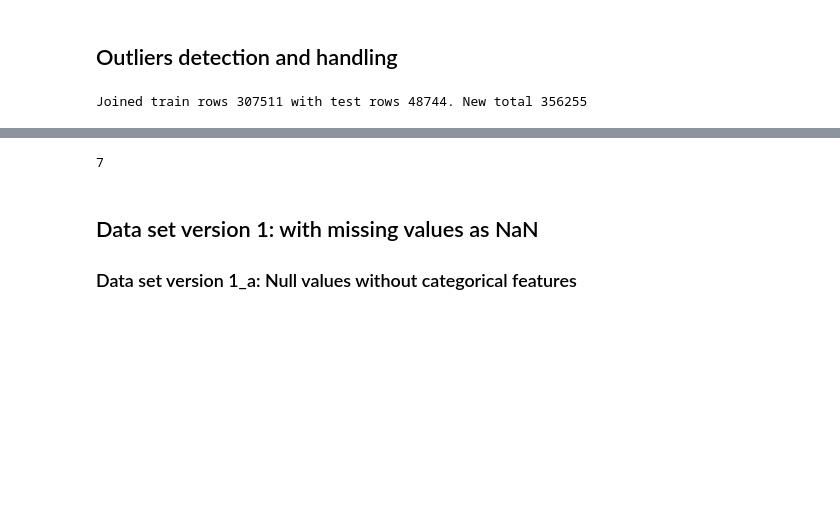
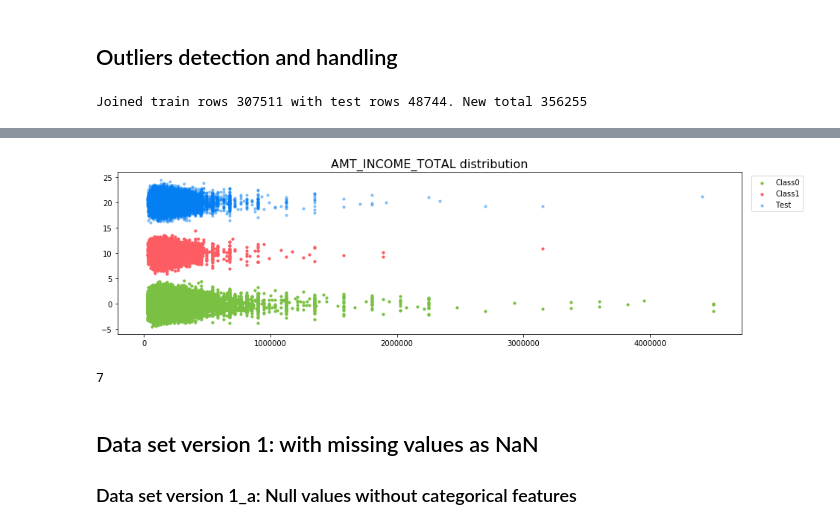
Before and after one commit to MOWaqar/MSc-Project, a Jupyter notebook: JupyterNotebooks/EDA and Data Extraction.ipynb, the cells around one changed output, grey strips where cells are left out. Cells and saved outputs as stored; diff of their text form; code cells hidden in the pictures; blank space fills up the shorter version.

```diff
--- a/JupyterNotebooks/EDA and Data Extraction.ipynb
+++ b/JupyterNotebooks/EDA and Data Extraction.ipynb
@@ -509,3 +591,8 @@ plot_feature_distribution(combined_df, 'DAYS_EMPLOYED', '_corrected')
+# %%
+combined_df['AMT_INCOME_TOTAL'] = combined_df['AMT_INCOME_TOTAL'].map(lambda x: x if x <= 5e6 else np.nan)
+plot_feature_distribution(combined_df, 'AMT_INCOME_TOTAL', '_corrected')
+# %% [output]
+[figure, added]
 # %%
 #Remove combined data frame to free up memory
 del combined_df
```
Also changed, not shown: parts of 14 cells of this notebook, 20 other files.
